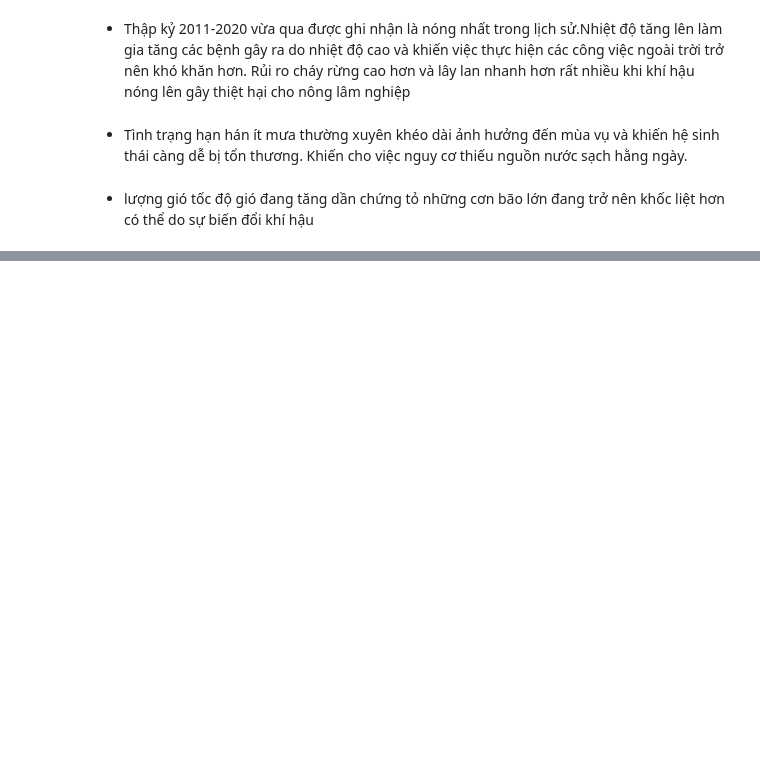
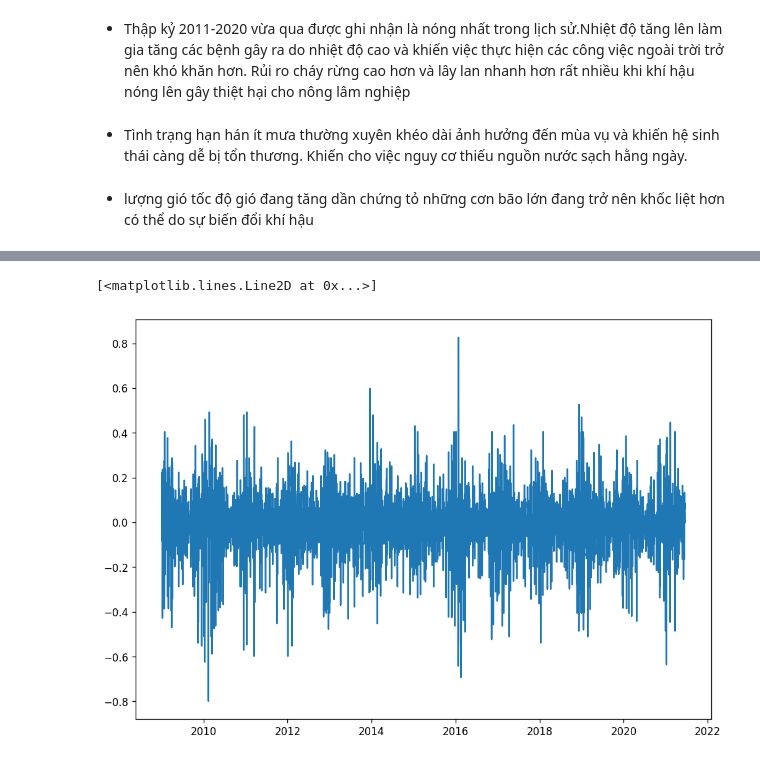
Before and after one commit to Truomghoccode/Bai-Tap-Lon, a Jupyter notebook: Climate_data_analysis.ipynb, the cells around one changed output, grey strips where cells are left out. Saved outputs shown, nothing was run; the diff lists cells and outputs as text; code cells hidden in the pictures; blank space fills up the shorter version.

```diff
--- a/Climate_data_analysis.ipynb
+++ b/Climate_data_analysis.ipynb
@@ -425,0 +505,6 @@ plt.show()
+# %%
+ts_log_diff = ts_log - ts_log.shift()
+plt.plot(ts_log_diff)
+# %% [output]
+[<matplotlib.lines.Line2D at 0x...>]
+[figure, added]
```
Also changed, not shown: parts of 19 cells of this notebook.
